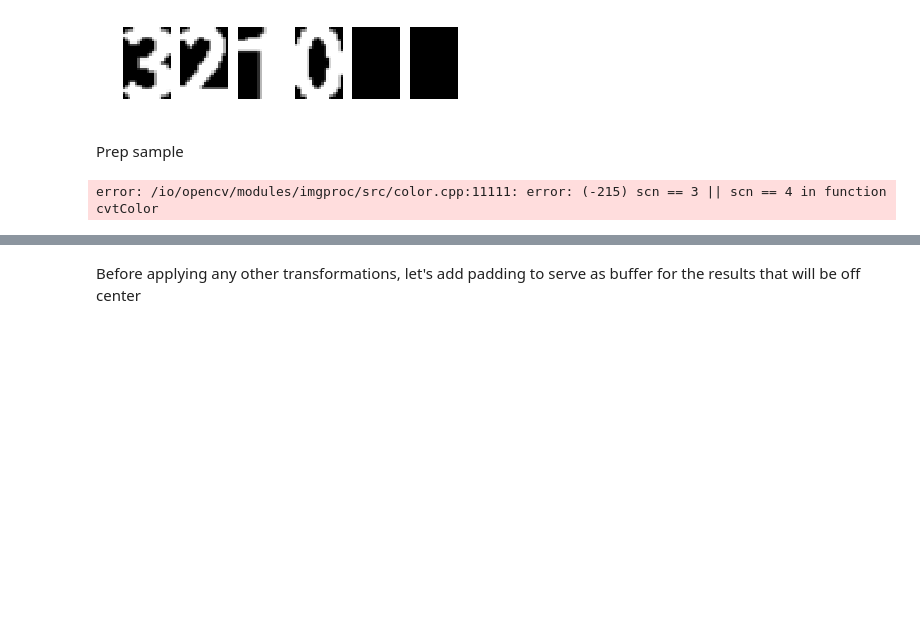
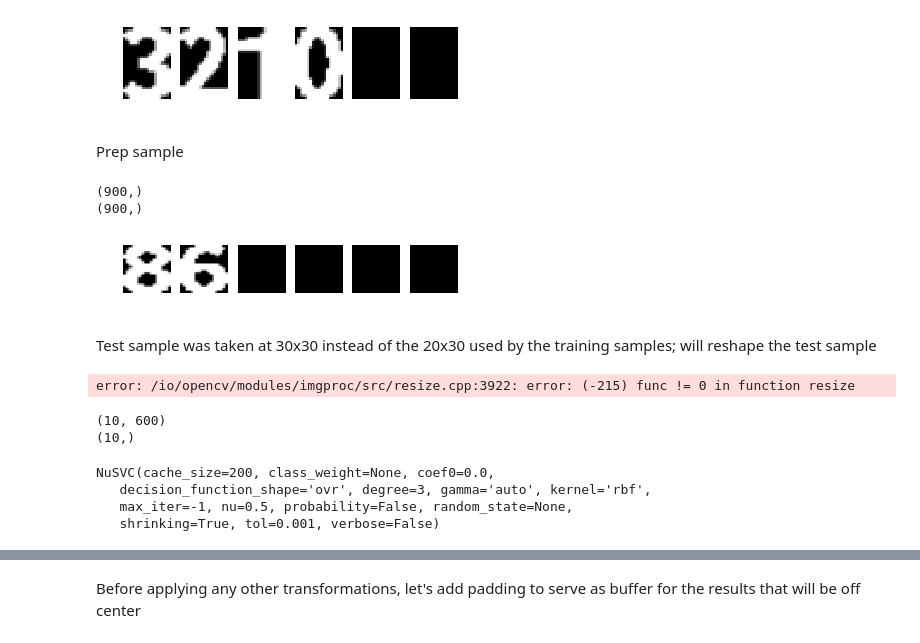
Before and after one commit to bobev18/gamcon, a Jupyter notebook: single_digits.ipynb, the cells around one changed output, grey strips where cells are left out. Saved outputs shown, nothing was run; the diff lists cells and outputs as text; code cells hidden in the pictures; blank space fills up the shorter version.

Commit message:
issue with cv2.resize

```diff
--- a/single_digits.ipynb
+++ b/single_digits.ipynb
@@ -86,13 +56,73 @@ def preprocess_score_image(original):
 # %%
 import cv2
+# %%
+MIN_CONTOUR_AREA = 100
+
+RESIZED_IMAGE_WIDTH = 30
+RESIZED_IMAGE_HEIGHT = 30
+# font = cv2.FONT_HERSHEY_SIMPLEX
+font = cv2.FONT_HERSHEY_COMPLEX_SMALL
+
+def preprocess_score_image(original):
+    gray = cv2.cvtColor(original, cv2.COLOR_BGR2GRAY)
+    _, bw_image = cv2.threshold(gray, 200, 255, cv2.THRESH_BINARY)
+    image = bw_image.copy()
+    img_contours, npa_contours, npa_hierarchy = cv2.findContours(image,
+                                                 cv2.RETR_EXTERNAL,
+                                                 cv2.CHAIN_APPROX_SIMPLE)
+
+    flattened_digits =  np.empty((0, RESIZED_IMAGE_WIDTH * RESIZED_IMAGE_HEIGHT), dtype=np.int)
+
+    for i, npa_contour in enumerate(npa_contours):
+        if cv2.contourArea(npa_contour) > MIN_CONTOUR_AREA:
+            [intX, intY, intW, intH] = cv2.boundingRect(npa_contour)
+
+            cv2.rectangle(original, (intX, intY), (intX+intW,intY+intH), (0, 0, 255), 2)
+            imgROI = image[intY:intY+intH, intX:intX+intW]
+            resized = cv2.resize(imgROI, (RESIZED_IMAGE_WIDTH, RESIZED_IMAGE_HEIGHT))
+            flattened = resized.reshape((1, RESIZED_IMAGE_WIDTH * RESIZED_IMAGE_HEIGHT))
+            flattened_digits = np.append(flattened_digits, flattened, 0)
+
+
+    return flattened_digits
 # %%
-test_source = cv2.imread("samples\test_score.png")
+test_source = cv2.imread("samples/test_score.png")
 test = preprocess_score_image(test_source)
-print(test)
+for digit in test:
+    print(digit.shape)
 # %% [output]
-error: /io/opencv/modules/imgproc/src/color.cpp:11111: error: (-215) scn == 3 || scn == 4 in function cvtColor
+(900,)
+(900,)
+# %%
+test_images = [ np.reshape(z, (RESIZED_IMAGE_HEIGHT, -1)) for z in test ]
+show_all(test_images)
+# %% [output]
+[figure, added]
+# %% [markdown]
+Test sample was taken at 30x30 instead of the 20x30 used by the training samples; will reshape the test sample
+# %%
+resized_test = []
+for test_image in test:
+    resized = cv2.resize(test_image, (RESIZED_IMAGE_WIDTH, RESIZED_IMAGE_HEIGHT))
+    resized_test.append(resized)
+
+for image in resized_test:
+    print(image.shape)
+# %% [output]
+error: /io/opencv/modules/imgproc/src/resize.cpp:3922: error: (-215) func != 0 in function resize
+# %%
+print(flattened_images.shape)
+print(classifications.shape)
+# %% [output]
+(10, 600)
+(10,)
 # %%
 from sklearn import svm
 # %%
 clf = svm.NuSVC()
-clf.fit(X, Y)
+clf.fit(flattened_images, classifications)
+# %% [output]
+NuSVC(cache_size=200, class_weight=None, coef0=0.0,
+   decision_function_shape='ovr', degree=3, gamma='auto', kernel='rbf',
+   max_iter=-1, nu=0.5, probability=False, random_state=None,
+   shrinking=True, tol=0.001, verbose=False)
```
Also changed, not shown: parts of 11 cells of this notebook.
